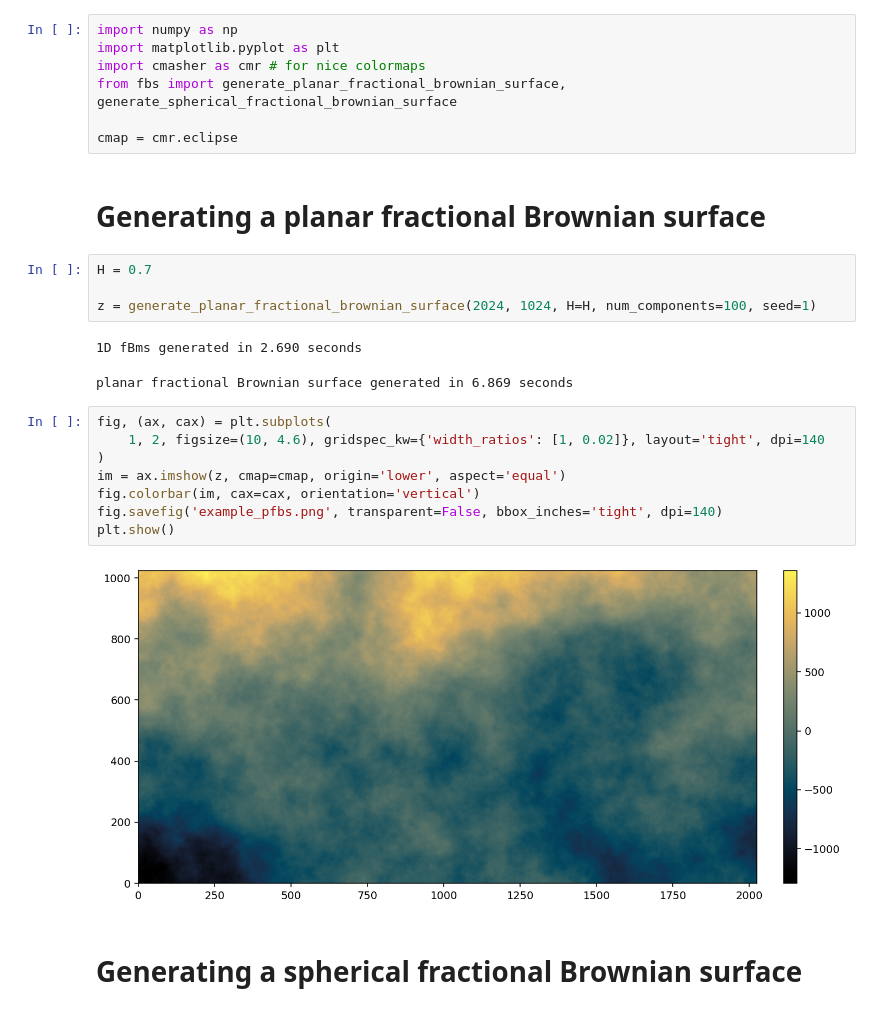
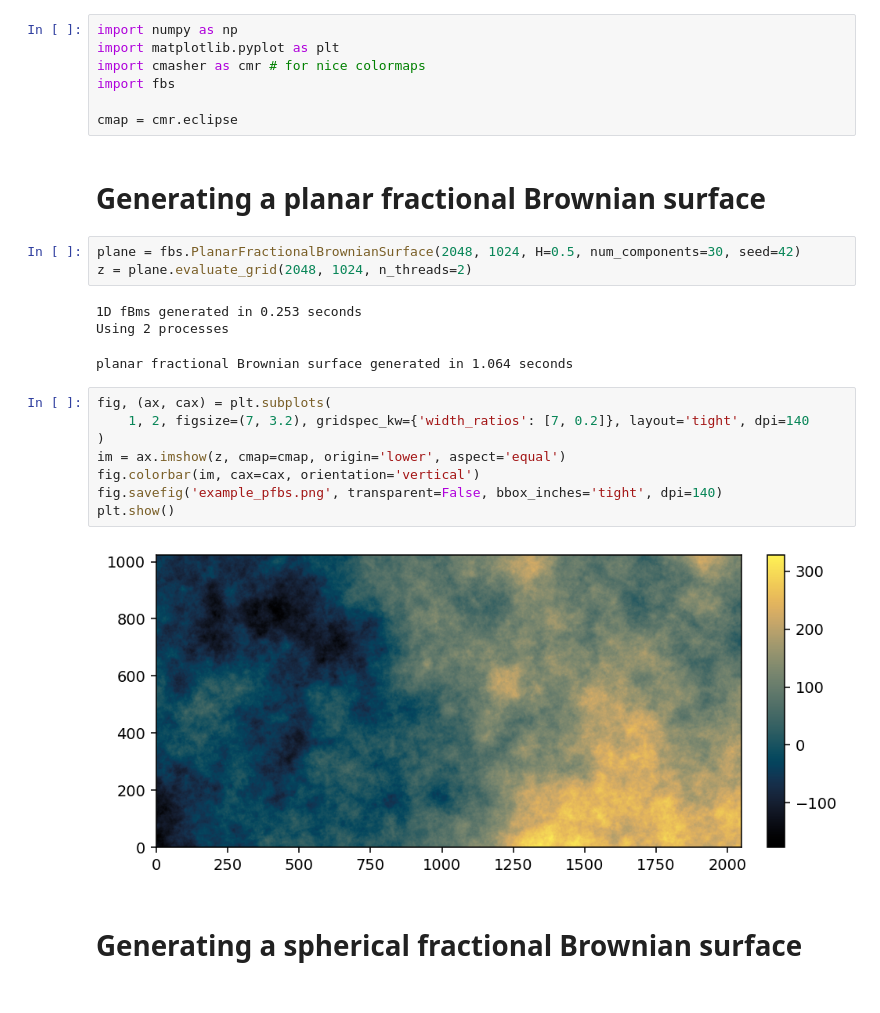
Before and after one commit to Majakas/spherical-fractional-brownian-surface, a Jupyter notebook: example_notebook.ipynb, the cells around one changed output. Cells and saved outputs as stored; diff of their text form.

Commit message:
evaluating at custom points on the surfaces + fbs.py rewrite

```diff
--- a/example_notebook.ipynb
+++ b/example_notebook.ipynb
@@ -2,27 +2,27 @@
 import numpy as np
 import matplotlib.pyplot as plt
 import cmasher as cmr # for nice colormaps
-from fbs import generate_planar_fractional_brownian_surface, generate_spherical_fractional_brownian_surface
+import fbs
 
 cmap = cmr.eclipse
 # %% [markdown]
 # Generating a planar fractional Brownian surface
-# %%
-H = 0.7
-
-z = generate_planar_fractional_brownian_surface(2024, 1024, H=H, num_components=100, seed=1)
-# %% [output]
-1D fBms generated in 2.690 seconds
-planar fractional Brownian surface generated in 6.869 seconds
+# %%
+plane = fbs.PlanarFractionalBrownianSurface(2048, 1024, H=0.5, num_components=30, seed=42)
+z = plane.evaluate_grid(2048, 1024, n_threads=2)
+# %% [output]
+1D fBms generated in 0.253 seconds
+Using 2 processes
+planar fractional Brownian surface generated in 1.064 seconds
 # %%
 fig, (ax, cax) = plt.subplots(
-    1, 2, figsize=(10, 4.6), gridspec_kw={'width_ratios': [1, 0.02]}, layout='tight', dpi=140
+    1, 2, figsize=(7, 3.2), gridspec_kw={'width_ratios': [7, 0.2]}, layout='tight', dpi=140
 )
 im = ax.imshow(z, cmap=cmap, origin='lower', aspect='equal')
 fig.colorbar(im, cax=cax, orientation='vertical')
 fig.savefig('example_pfbs.png', transparent=False, bbox_inches='tight', dpi=140)
 plt.show()
 # %% [output]
-[figure, old version]
+[figure, new version]
 # %% [markdown]
 # Generating a spherical fractional Brownian surface
```
Also changed, not shown: parts of 4 cells of this notebook, 4 other files.
